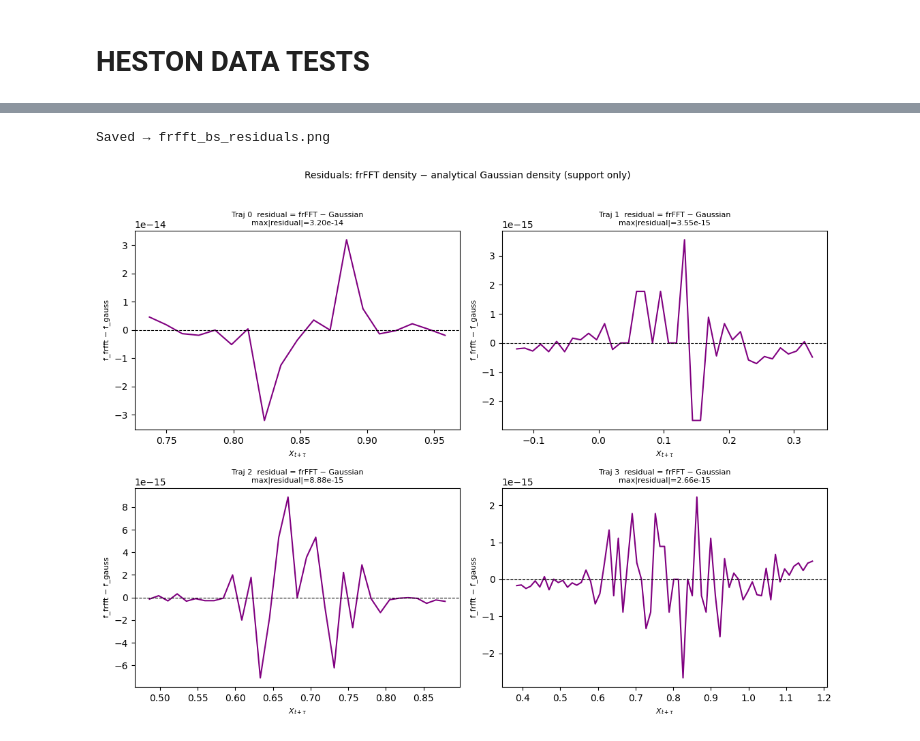
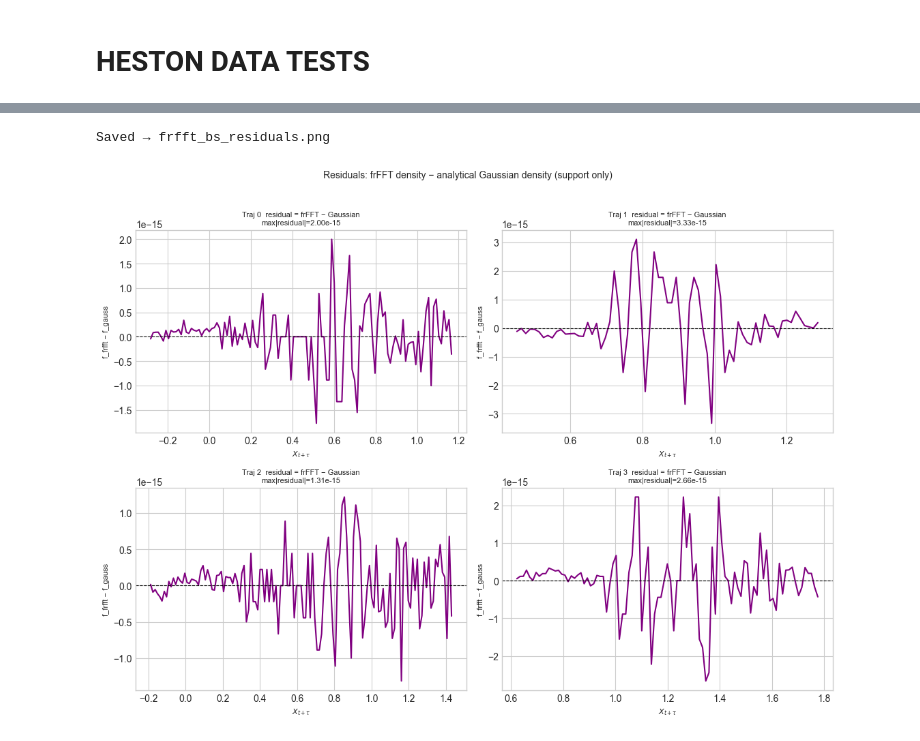
Before and after one commit to matteorofrano/CGAN-for-probability-distribution-generation, a Jupyter notebook: tests.ipynb, the cells around one changed output, grey strips where cells are left out. Drawn from its saved outputs; the diff is of its cells as text; code cells hidden in the pictures.

```diff
--- a/tests.ipynb
+++ b/tests.ipynb
@@ -1930,7 +1930,7 @@ def bs_cf(u: np.ndarray,
 # ─────────────────────────────────────────────────────────────────────────────
 
 SEED          = 42
-J             = 4
+J             = 1000
 N             = 50
 T             = 1.0
 N_STEPS_AHEAD = 1
@@ -1959,7 +1959,7 @@ print()
 sim = DataSimulator(
     X0_range    = (0.0, 1.0),
     mu_range    = (0.0, 0.1),
-    sigma_range = (0.1, 0.6),
+    sigma_range = (0.1, 1.2),
     T=T, N=N, n_simulations=J, seed=SEED,
 )
 sim.get_paths()
@@ -1977,7 +1977,7 @@ print("Step A — DataSimulator.get_pdf() moment validation:")
 print(f"  {'k':>3}  {'bs_mean':>12}  {'get_pdf mean':>14}  {'|Δ|':>10}"
       f"  {'bs_std':>12}  {'get_pdf std':>13}  {'|Δ|':>10}")
 print("-" * 90)
-for k in range(J):
+for k in range(4):
     print(f"  {k:3d}  {bs_mean[k]:12.7f}  {get_pdf_mean[k]:14.7f}  "
           f"{abs(bs_mean[k]-get_pdf_mean[k]):10.2e}"
           f"  {bs_std[k]:12.7f}  {get_pdf_std[k]:13.7f}  "
@@ -2050,7 +2050,7 @@ print("Step B — frFFT fine-grid moment accuracy:")
 print(f"  {'k':>3}  {'frfft_mean':>12}  {'bs_mean':>12}  {'|Δmean|':>10}"
       f"  {'frfft_std':>12}  {'bs_std':>12}  {'|Δstd|':>10}")
 print("-" * 85)
-for k in range(J):
+for k in range(4):
     print(f"  {k:3d}  {frfft_mean[k]:12.7f}  {bs_mean[k]:12.7f}  "
           f"{abs(frfft_mean[k]-bs_mean[k]):10.2e}"
           f"  {frfft_std[k]:12.7f}  {bs_std[k]:12.7f}  "
@@ -2088,7 +2088,7 @@ def _hellinger(p, q):
 
 metrics = {m: [] for m in ["ks", "js", "tv", "hellinger"]}
 
-for k in range(J):
+for k in range(4):
     in_sup = mask[k]
     pf = pdf_frfft[k, in_sup] * lam     # probability mass at each grid point
     pg = pdf_gauss[k, in_sup] * lam
@@ -2105,7 +2105,7 @@ print(f"  (comparing {int(mask.sum(1).mean()):.0f} active grid points per trajec
 print()
 print(f"  {'k':>3}  {'KS':>9}  {'JS dist':>9}  {'TV':>9}  {'Hellinger':>11}")
 print("-" * 50)
-for k in range(J):
+for k in range(3):
     print(f"  {k:3d}  {metrics['ks'][k]:9.6f}  {metrics['js'][k]:9.6f}"
           f"  {metrics['tv'][k]:9.6f}  {metrics['hellinger'][k]:11.6f}")
 print("-" * 50)
@@ -2121,14 +2121,14 @@ print()
 # 7.  Plots
 # ─────────────────────────────────────────────────────────────────────────────
 
-ncols = min(J, 2)
-nrows = int(np.ceil(J / ncols))
+ncols = min(4, 2)
+nrows = int(np.ceil(4 / ncols))
 
 # ── Figure 1: fine-grid density overlay ──────────────────────────────────────
 fig1, axes = plt.subplots(nrows, ncols, figsize=(5.5 * ncols, 4.5 * nrows))
 axes = np.array(axes).flatten()
 
-for k in range(J):
+for k in range(4):
     ax = axes[k]
     in_sup = mask[k]
     xk  = x_grid[k, in_sup]
@@ -2150,7 +2150,7 @@ for k in range(J):
     ax.set_ylabel("Density", fontsize=8)
     ax.legend(fontsize=7)
 
-for extra in axes[J:]:
+for extra in axes[4:]:
     fig1.delaxes(extra)
 
 fig1.suptitle(
@@ -2185,33 +2186,33 @@ Saved → frfft_bs_density_overlay.png
 
 # ── Figure 2: residual (frFFT - Gaussian) ────────────────────────────────────
 fig2, axes2 = plt.subplots(nrows, ncols, figsize=(5.5 * ncols, 4.0 * nrows))
 axes2 = np.array(axes2).flatten()
 
-for k in range(J):
+for k in range(4):
     ax = axes2[k]
     in_sup = mask[k]
     xk     = x_grid[k, in_sup]
     resid  = pdf_frfft[k, in_sup] - pdf_gauss[k, in_sup]
 
     ax.plot(xk, resid, color="purple", lw=1.5)
     ax.axhline(0, color="black", lw=0.8, ls="--")
     ax.set_title(f"Traj {k}  residual = frFFT − Gaussian\n"
                  f"max|residual|={np.max(np.abs(resid)):.2e}", fontsize=8)
     ax.set_xlabel(r"$X_{t+\tau}$", fontsize=8)
     ax.set_ylabel("f_frfft − f_gauss", fontsize=8)
 
-for extra in axes2[J:]:
+for extra in axes2[4:]:
     fig2.delaxes(extra)
 
 fig2.suptitle(
     "Residuals: frFFT density − analytical Gaussian density (support only)",
     fontsize=10, y=1.02,
 )
 plt.tight_layout()
 
 print("Saved → frfft_bs_residuals.png")
 
 plt.show()
 # %% [output]
 Saved → frfft_bs_residuals.png
-[figure, old version]
+[figure, new version]
```
Also changed, not shown: parts of 2 cells of this notebook, 17 other files.
